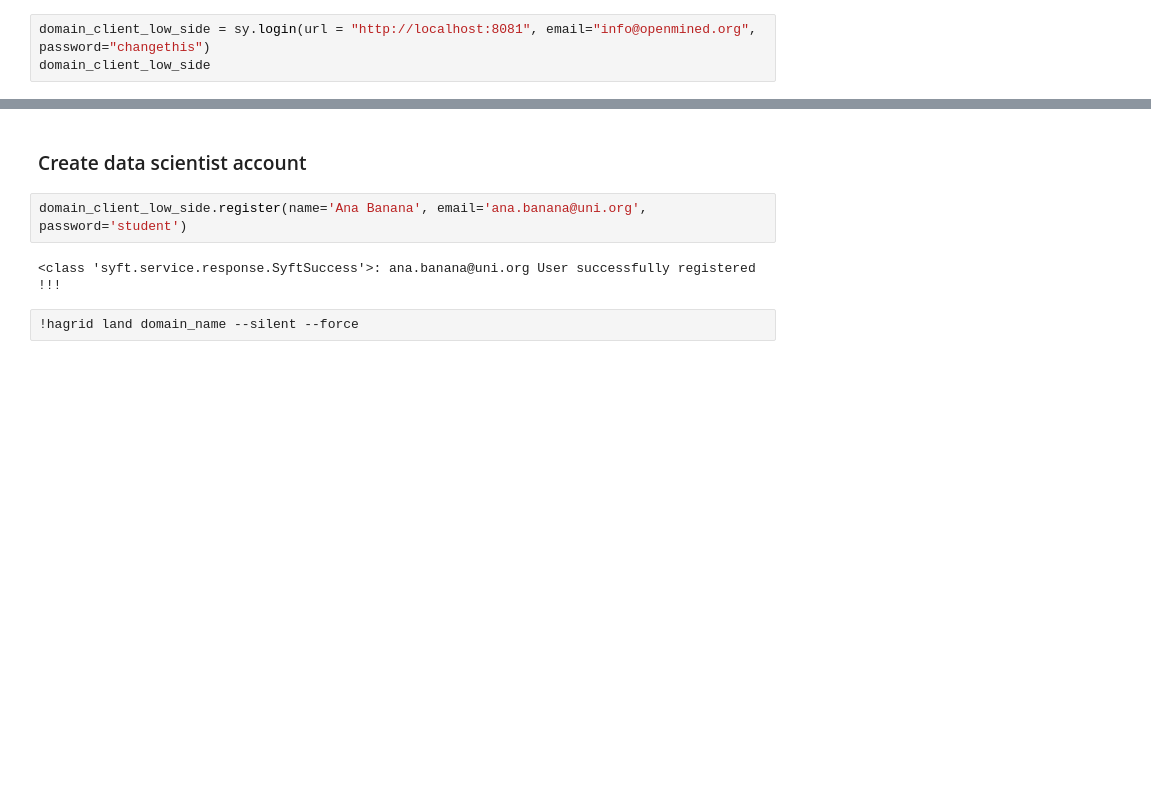
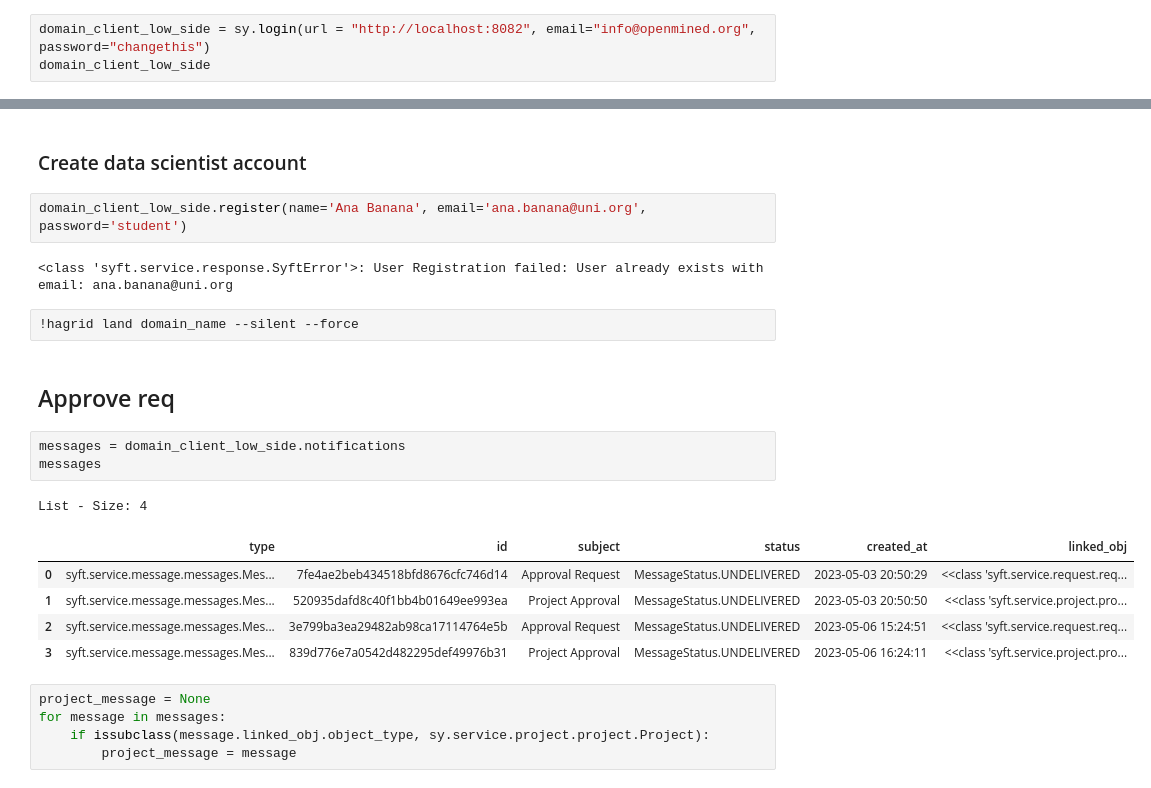
Before and after one commit to Poppy22/notebooks-openmined, a Jupyter notebook: DS-tutorials/dm.ipynb, the cells around one changed output, grey strips where cells are left out. Saved outputs shown, nothing was run; the diff lists cells and outputs as text; blank space fills up the shorter version.

```diff
--- a/DS-tutorials/dm.ipynb
+++ b/DS-tutorials/dm.ipynb
@@ -122,6 +122,6 @@ Launching a PyGrid Domain node on port 8081!
 │ ✨ To view container logs run hagrid logs lowside │
 ╰───────────────────────────────────────────────────╯
 # %%
-domain_client_low_side = sy.login(url = "http://localhost:8081", email="info@openmined.org", password="changethis")
+domain_client_low_side = sy.login(url = "http://localhost:8082", email="info@openmined.org", password="changethis")
 domain_client_low_side
 # %% [output]
@@ -143,6 +143,23 @@ List - Size: 1
 # %%
 domain_client_low_side.register(name='Ana Banana', email='ana.banana@uni.org', password='student')
 # %% [output]
-<class 'syft.service.response.SyftSuccess'>: ana.banana@uni.org User successfully registered !!!
+<class 'syft.service.response.SyftError'>: User Registration failed: User already exists with email: ana.banana@uni.org
 # %%
 !hagrid land domain_name --silent --force
+# %% [markdown]
+## Approve req
+# %%
+messages = domain_client_low_side.notifications
+messages
+# %% [output]
+List - Size: 4
+|  | type | id | subject | status | created_at | linked_obj |
+| 0 | syft.service.message.messages.Mes... | 7fe4ae2beb434518bfd8676cfc746d14 | Approval Request | MessageStatus.UNDELIVERED | 2023-05-03 20:50:29 | <<class 'syft.service.request.req... |
+| 1 | syft.service.message.messages.Mes... | 520935dafd8c40f1bb4b01649ee993ea | Project Approval | MessageStatus.UNDELIVERED | 2023-05-03 20:50:50 | <<class 'syft.service.project.pro... |
+| 2 | syft.service.message.messages.Mes... | 3e799ba3ea29482ab98ca17114764e5b | Approval Request | MessageStatus.UNDELIVERED | 2023-05-06 15:24:51 | <<class 'syft.service.request.req... |
+| 3 | syft.service.message.messages.Mes... | 839d776e7a0542d482295def49976b31 | Project Approval | MessageStatus.UNDELIVERED | 2023-05-06 16:24:11 | <<class 'syft.service.project.pro... |
+# %%
+project_message = None
+for message in messages:
+    if issubclass(message.linked_obj.object_type, sy.service.project.project.Project):
+        project_message = message
```
Also changed, not shown: parts of 8 cells of this notebook, 1 other file.
